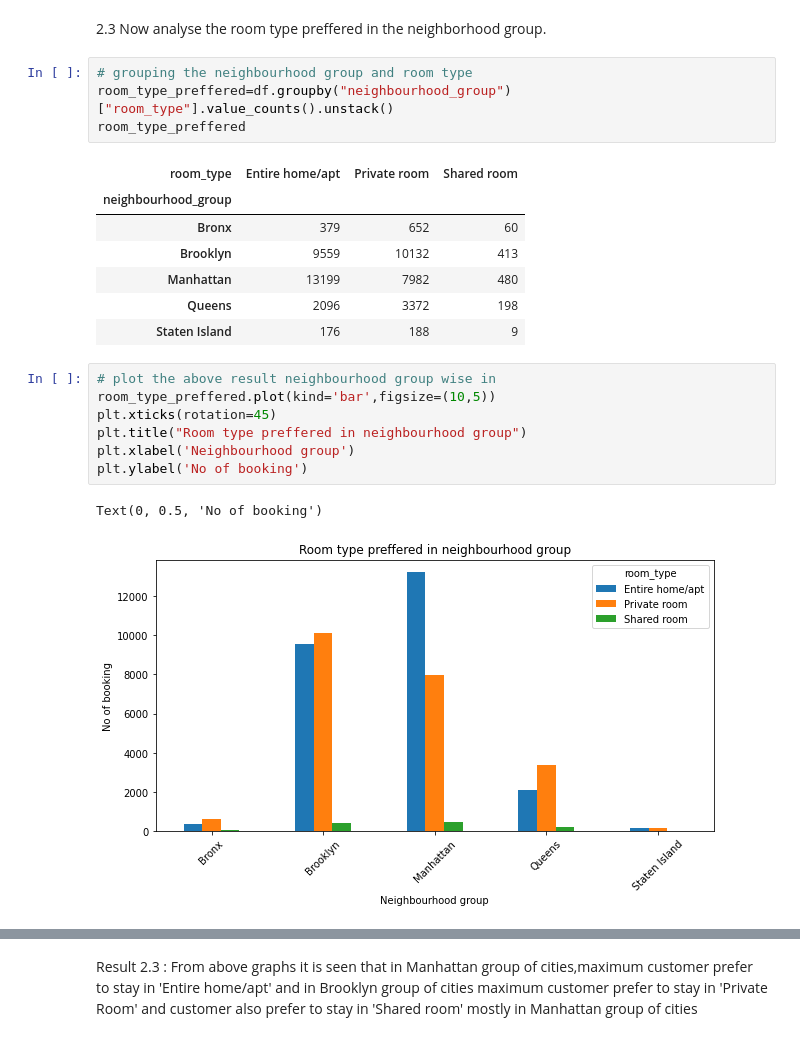
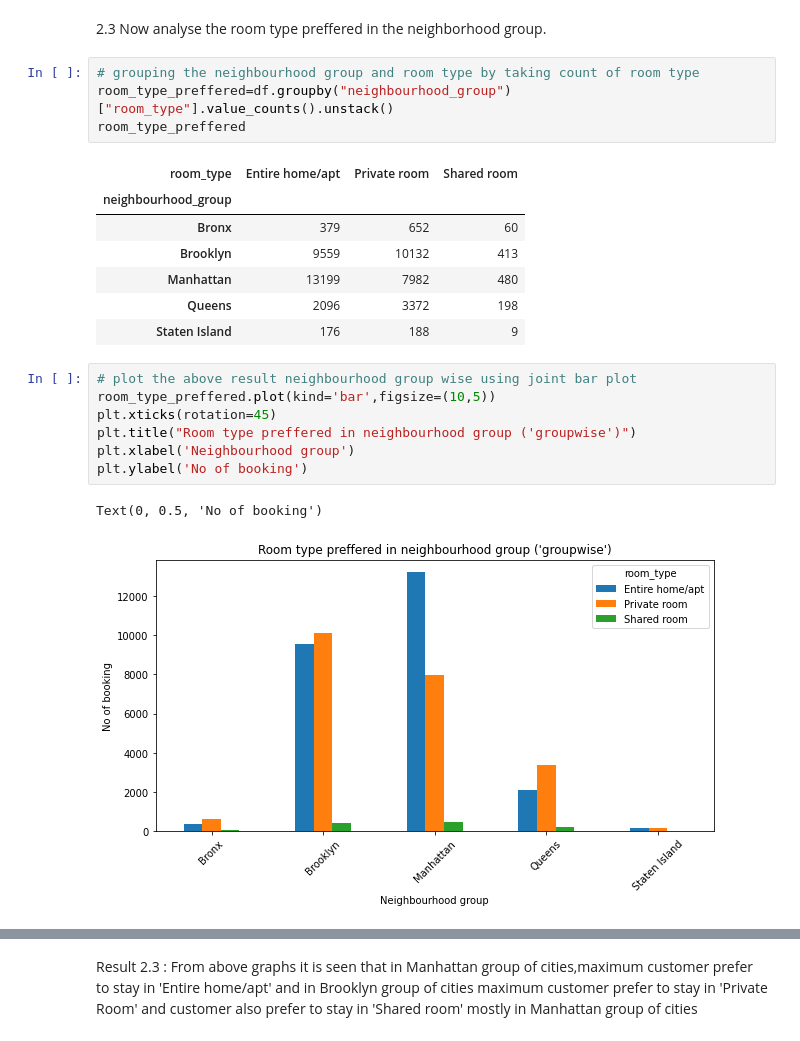
Before and after one commit to Mr-Premanand/Airbnb-Booking-Analysis, a Jupyter notebook: Airbnb_Bookings_Analysis_Capstone_Project.ipynb, the cells around one changed output, grey strips where cells are left out. Cells and saved outputs as stored; diff of their text form.

```diff
--- a/Airbnb_Bookings_Analysis_Capstone_Project.ipynb
+++ b/Airbnb_Bookings_Analysis_Capstone_Project.ipynb
@@ -267,7 +303,7 @@ Result 2.2 : From above it is seen that airbnb booking in the 'Manhattan' is the
 # %% [markdown]
 2.3  Now analyse the room type preffered in the neighborhood group.
 # %%
-# grouping the neighbourhood group and room type
+# grouping the neighbourhood group and room type by taking count of room type
 room_type_preffered=df.groupby("neighbourhood_group")["room_type"].value_counts().unstack()
 room_type_preffered
 # %% [output]
@@ -279,13 +315,13 @@ room_type_preffered
 | Queens | 2096 | 3372 | 198 |
 | Staten Island | 176 | 188 | 9 |
 # %%
-# plot the above result neighbourhood group wise in
+# plot the above result neighbourhood group wise using joint bar plot
 room_type_preffered.plot(kind='bar',figsize=(10,5))
 plt.xticks(rotation=45)
-plt.title("Room type preffered in neighbourhood group")
+plt.title("Room type preffered in neighbourhood group ('groupwise')")
 plt.xlabel('Neighbourhood group')
 plt.ylabel('No of booking')
 # %% [output]
 Text(0, 0.5, 'No of booking')
-[figure, old version]
+[figure, new version]
 # %%
```
Also changed, not shown: parts of 33 cells of this notebook.
